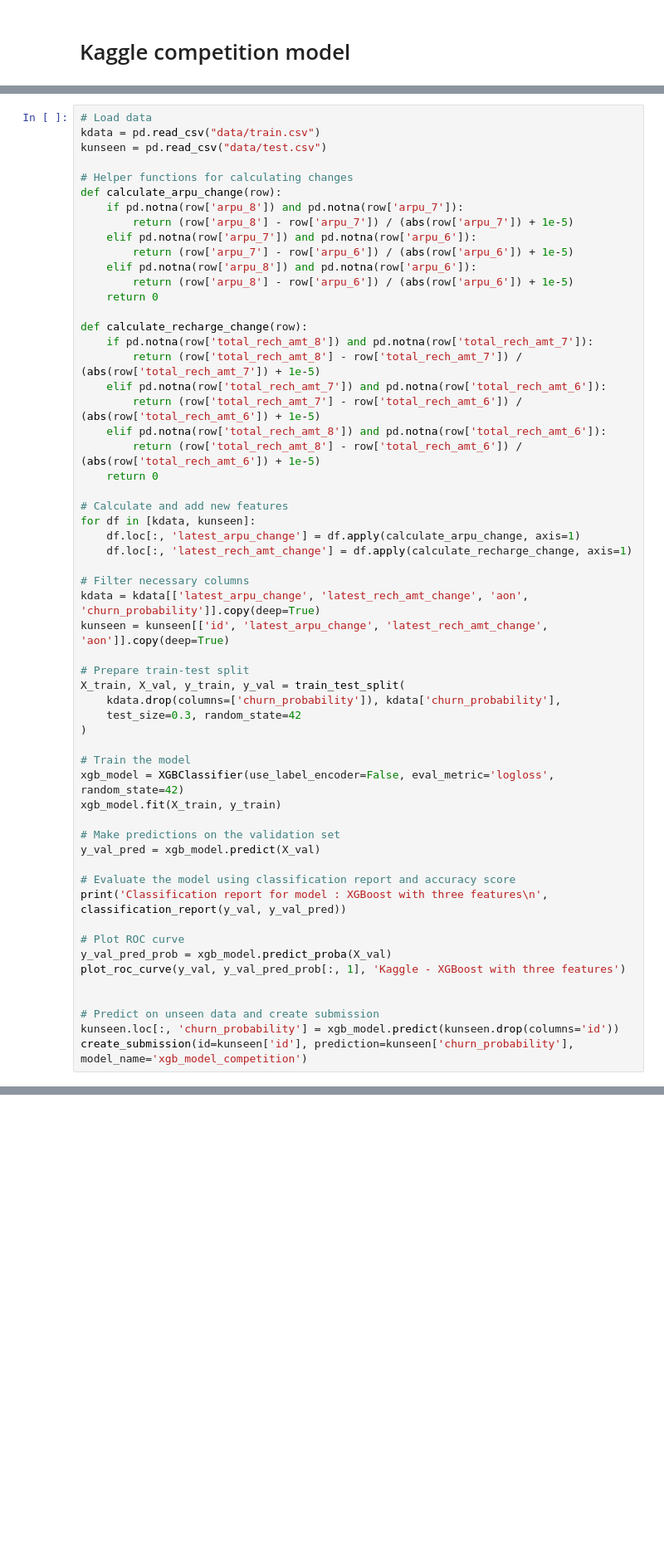
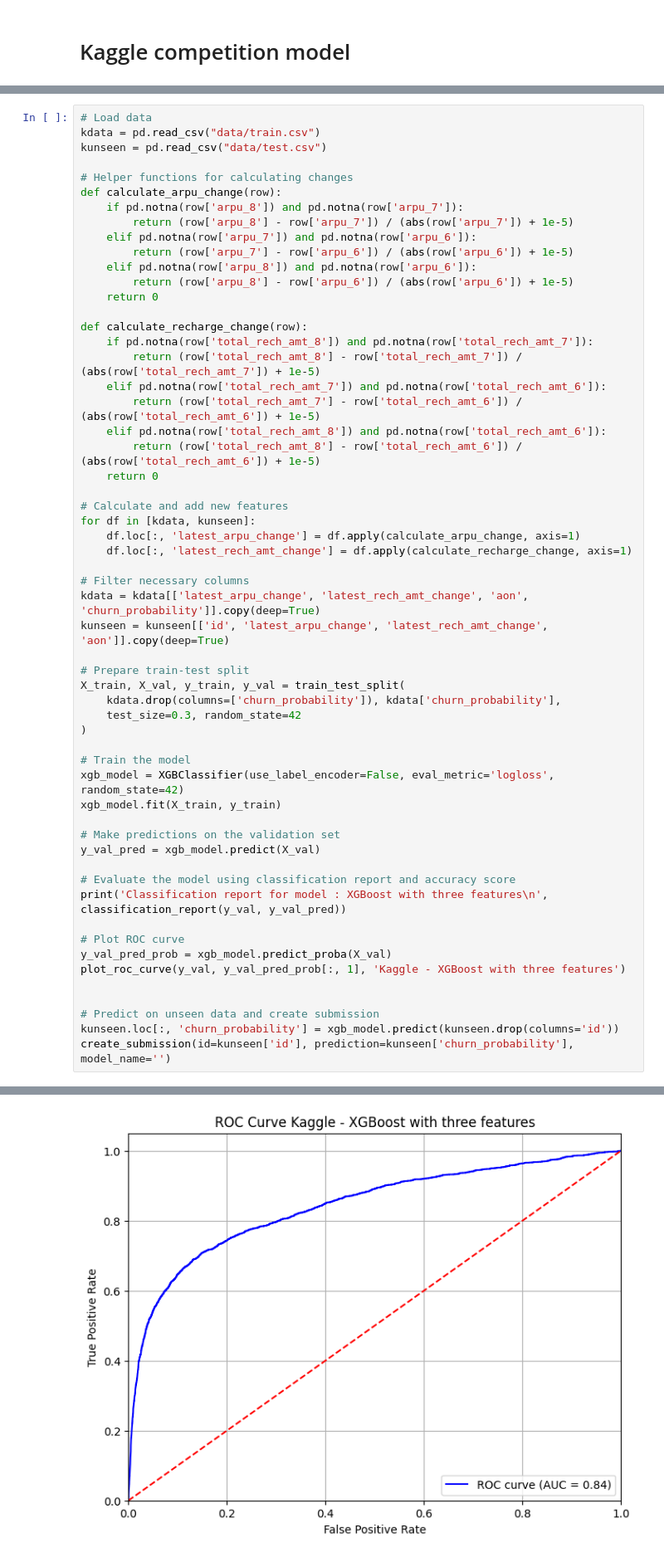
Before and after one commit to mohiteamit/upGrad-TelecomChurnCaseStudy, a Jupyter notebook: Amit Mohite - Telecom Churn Prediction.ipynb, the cells around one changed output, grey strips where cells are left out. Shown at 83% size. Cells and saved outputs as stored; diff of their text form; blank space fills up the shorter version.

```diff
--- a/Amit Mohite - Telecom Churn Prediction.ipynb
+++ b/Amit Mohite - Telecom Churn Prediction.ipynb
@@ -1387,4 +1729,5 @@ plot_roc_curve(y_val, y_val_pred_prob[:, 1], 'Kaggle - XGBoost with three featur
 
 # Predict on unseen data and create submission
 kunseen.loc[:, 'churn_probability'] = xgb_model.predict(kunseen.drop(columns='id'))
-create_submission(id=kunseen['id'], prediction=kunseen['churn_probability'], model_name='xgb_model_competition')
+create_submission(id=kunseen['id'], prediction=kunseen['churn_probability'], model_name='')
+# %% [output]
@@ -1391,2 +1743,3 @@ create_submission(id=kunseen['id'], prediction=kunseen['churn_probability'], mod
+[figure, added]
 # %% [markdown]
 ### Kaggle submission Model Performance Summary:
```
Also changed, not shown: parts of 45 cells of this notebook.
